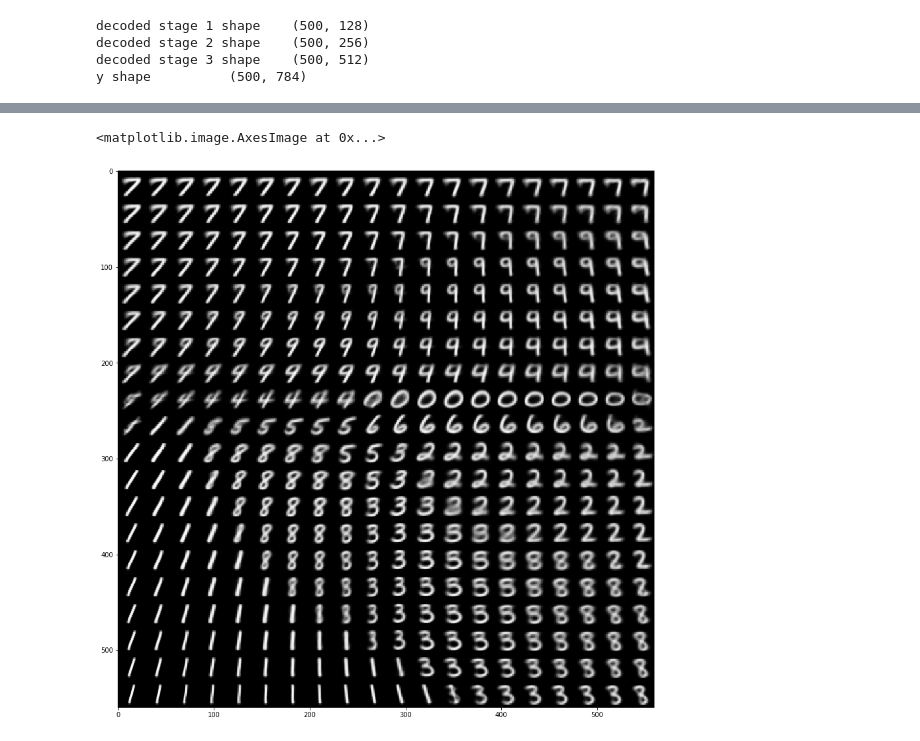
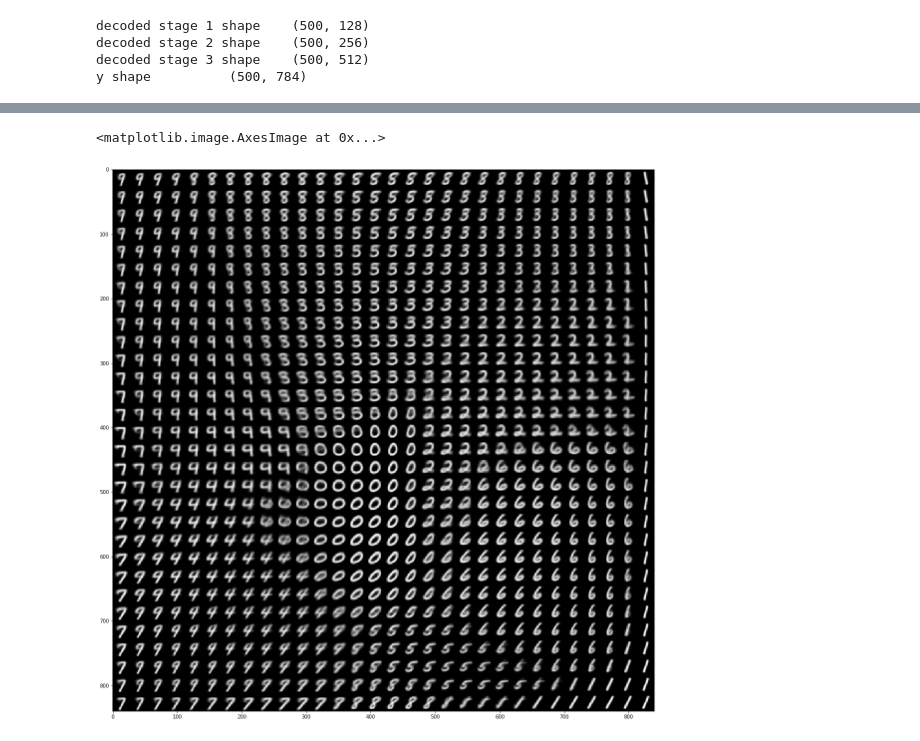
Before and after one commit to ServAlex/JupiterNotebooks, a Jupyter notebook: vae_mnist.ipynb, the cells around one changed output, grey strips where cells are left out. Cells and saved outputs as stored; diff of their text form; code cells hidden in the pictures.

```diff
--- a/vae_mnist.ipynb
+++ b/vae_mnist.ipynb
@@ -285,26 +300,26 @@ Trainable params: 567,184
 Non-trainable params: 0
 _________________________________________________________________
 # %%
-n = 20 # figure with 15x15 digits
+n = 30 # figure with 15x15 digits
 digit_size = 28
 
 figure = np.zeros((digit_size * n, digit_size * n))
 grid_x = norm.ppf(np.linspace(0.01, 0.99, n))
 grid_y = norm.ppf(np.linspace(0.01, 0.99, n))
 
-plt.figure(figsize=(15,15))
+plt.figure(figsize=(20,20))
 
 for i, yi in enumerate(grid_x):
     for j, xi in enumerate(grid_y):
         z_sample = np.array([xi, yi])
         z_sample = np.expand_dims(z_sample, axis = 0)
 
         x_decoded = generator.predict(z_sample)
         digit = x_decoded[0].reshape(digit_size, digit_size)
 
         figure[i * digit_size: (i + 1) * digit_size,
                j * digit_size: (j + 1) * digit_size] = digit
 plt.imshow(figure,  cmap='Greys_r')
 # %% [output]
 <matplotlib.image.AxesImage at 0x...>
-[figure, old version]
+[figure, new version]
```
Also changed, not shown: parts of 20 cells of this notebook.
